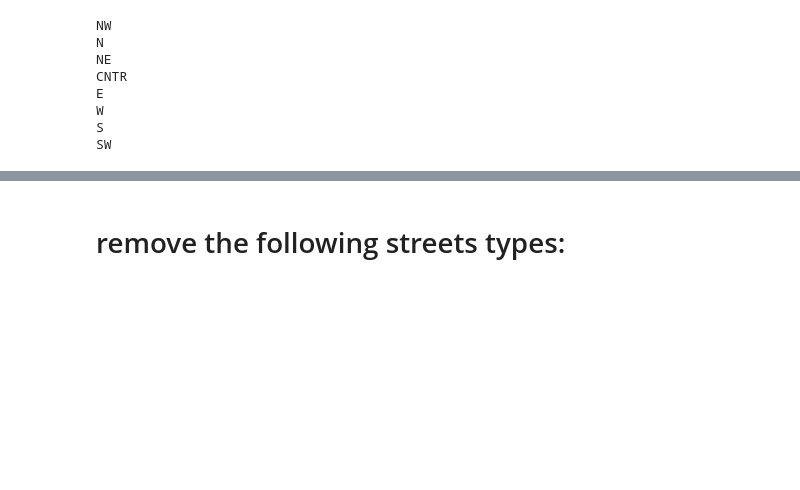
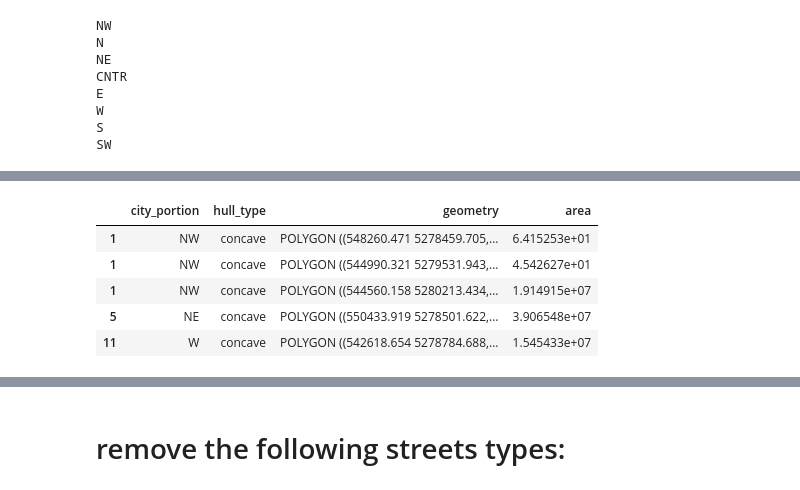
Before and after one commit to mike-babb/seattle_streets, a Jupyter notebook: code/step_02_export_nodes_seattle_streets.ipynb, the cells around one changed output, grey strips where cells are left out. Cells and saved outputs as stored; diff of their text form; code cells hidden in the pictures; blank space fills up the shorter version.

```diff
--- a/code/step_02_export_nodes_seattle_streets.ipynb
+++ b/code/step_02_export_nodes_seattle_streets.ipynb
@@ -302,0 +393,18 @@ cs_json = temp_output_gdf.to_json(drop_id=True, to_wgs84=True)
+# %%
+p_gdf = pd.concat(objs = [p_gdf, add_geometry], axis = 0)
+# %%
+p_gdf = p_gdf.explode()
+# %%
+# remove slivers
+p_gdf = p_gdf.to_crs(crs = 'epsg:32610')
+# %%
+p_gdf['area'] = p_gdf['geometry'].area
+# %%
+p_gdf.head()
+# %% [output]
+|  | city_portion | hull_type | geometry | area |
+| 1 | NW | concave | POLYGON ((548260.471 5278459.705,... | 6.415253e+01 |
+| 1 | NW | concave | POLYGON ((544990.321 5279531.943,... | 4.542627e+01 |
+| 1 | NW | concave | POLYGON ((544560.158 5280213.434,... | 1.914915e+07 |
+| 5 | NE | concave | POLYGON ((550433.919 5278501.622,... | 3.906548e+07 |
+| 11 | W | concave | POLYGON ((542618.654 5278784.688,... | 1.545433e+07 |
```
Also changed, not shown: parts of 45 cells of this notebook, 9 other files.
